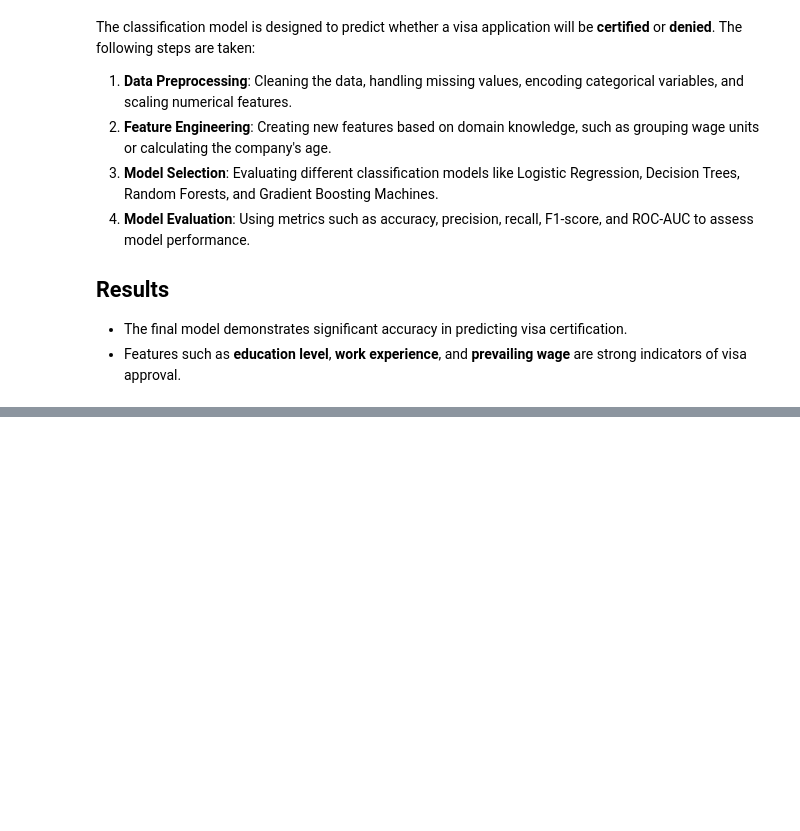
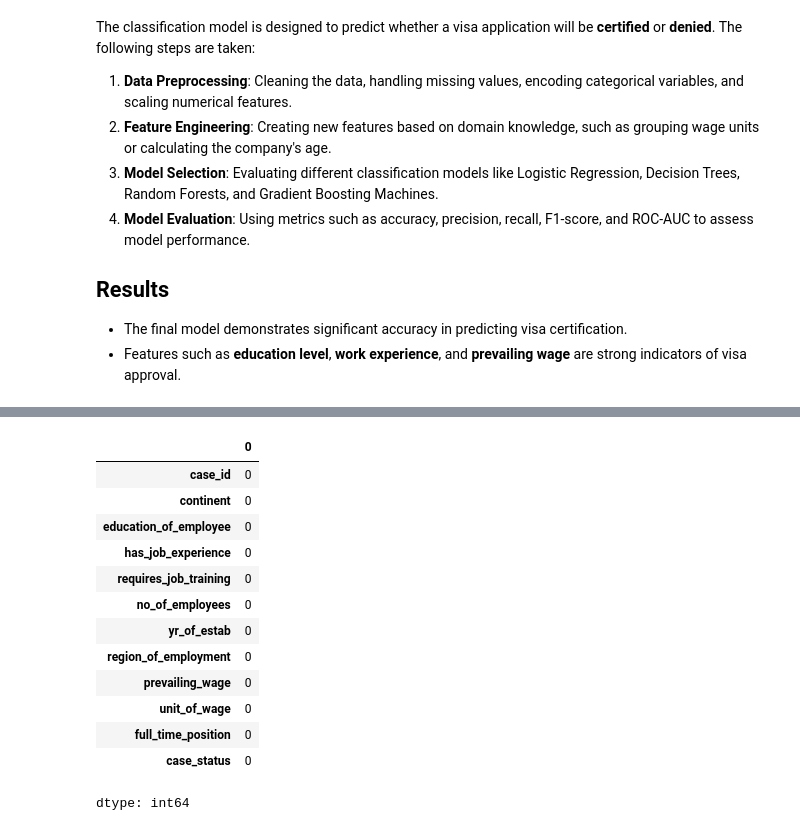
Before and after one commit to Rajesh2015/easy-visa, a Jupyter notebook: easy-visa-solution.ipynb, the cells around one changed output, grey strips where cells are left out. Saved outputs shown, nothing was run; the diff lists cells and outputs as text; code cells hidden in the pictures; blank space fills up the shorter version.

```diff
--- a/easy-visa-solution.ipynb
+++ b/easy-visa-solution.ipynb
@@ -100,0 +179,18 @@ ModuleNotFoundError: No module named 'statsmodels'
+# %%
+# Check null values
+ezdf.isnull().sum()
+# %% [output]
+|  | 0 |
+| case_id | 0 |
+| continent | 0 |
+| education_of_employee | 0 |
+| has_job_experience | 0 |
+| requires_job_training | 0 |
+| no_of_employees | 0 |
+| yr_of_estab | 0 |
+| region_of_employment | 0 |
+| prevailing_wage | 0 |
+| unit_of_wage | 0 |
+| full_time_position | 0 |
+| case_status | 0 |
+dtype: int64
```
Also changed, not shown: parts of 22 cells of this notebook.
